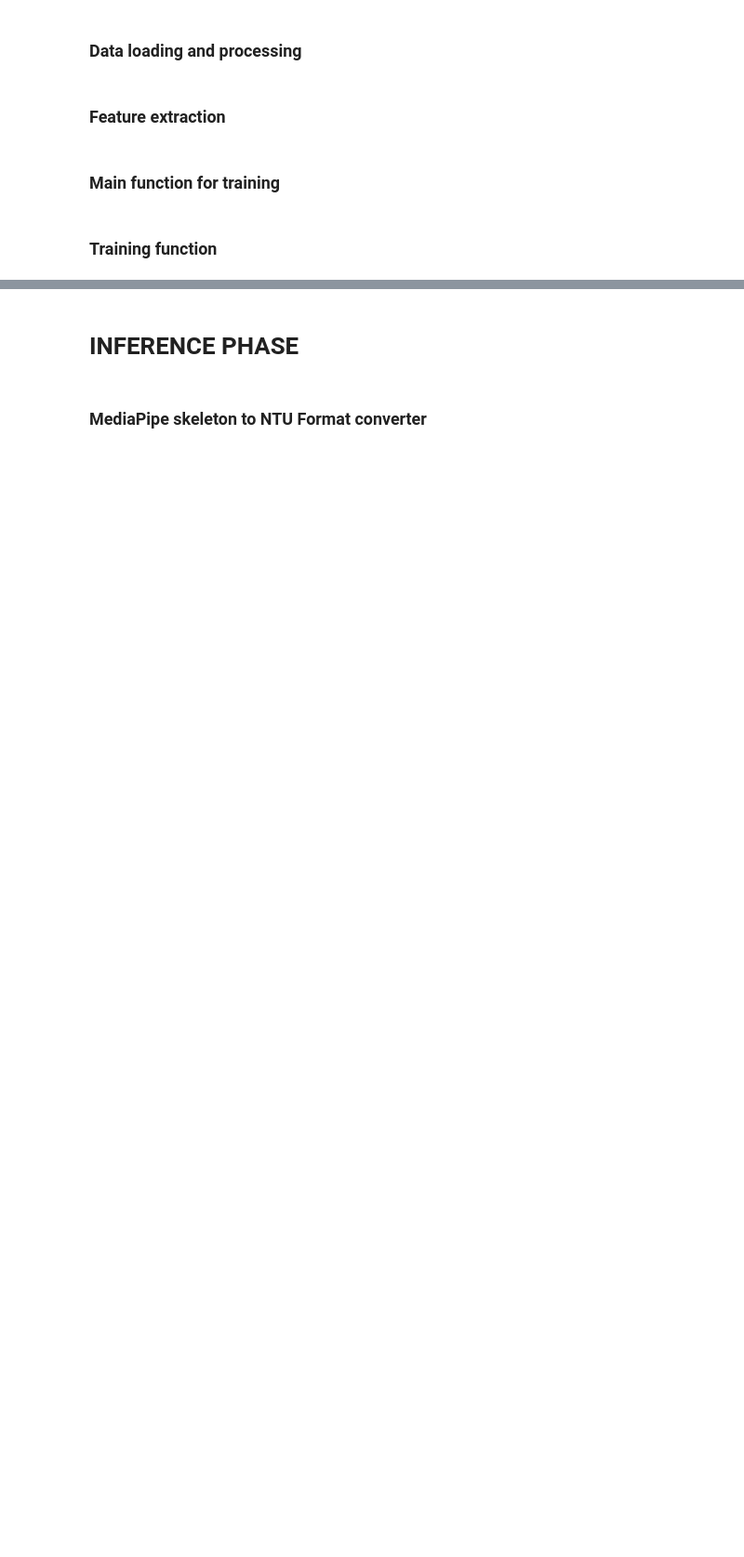
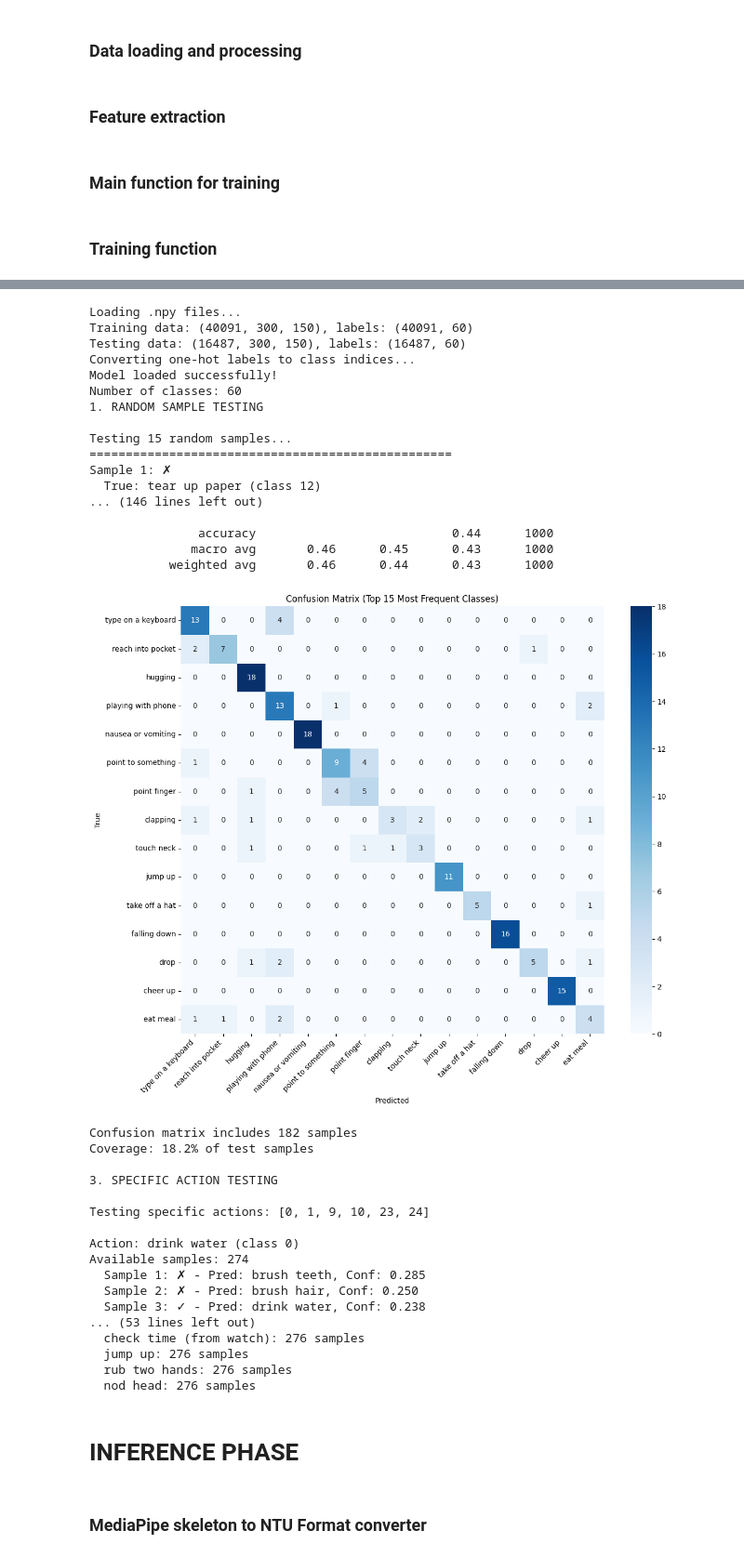
Before and after one commit to dimarik1117/scelet-based-actions, a Jupyter notebook: ml/skelet.ipynb, the cells around one changed output, grey strips where cells are left out. Shown at 93% size. Drawn from its saved outputs; the diff is of its cells as text; code cells hidden in the pictures; blank space fills up the shorter version.

```diff
--- a/ml/skelet.ipynb
+++ b/ml/skelet.ipynb
@@ -566,3 +1158,46 @@ train()
+# %%
+try:
+    test_model()
+except Exception as e:
+    print(f"Comprehensive test failed: {e}")
+    print("\nFalling back to simple test...")
+    simple_test()
+# %% [output]
+Loading .npy files...
+Training data: (40091, 300, 150), labels: (40091, 60)
+Testing data: (16487, 300, 150), labels: (16487, 60)
+Converting one-hot labels to class indices...
+Model loaded successfully!
+Number of classes: 60
+1. RANDOM SAMPLE TESTING
+
+Testing 15 random samples...
+==================================================
+Sample 1: ✗
+  True: tear up paper (class 12)
+... (146 lines left out)
+
+               accuracy                           0.44      1000
+              macro avg       0.46      0.45      0.43      1000
+           weighted avg       0.46      0.44      0.43      1000
+[figure, added]
+Confusion matrix includes 182 samples
+Coverage: 18.2% of test samples
+
+3. SPECIFIC ACTION TESTING
+
+Testing specific actions: [0, 1, 9, 10, 23, 24]
+
+Action: drink water (class 0)
+Available samples: 274
+  Sample 1: ✗ - Pred: brush teeth, Conf: 0.285
+  Sample 2: ✗ - Pred: brush hair, Conf: 0.250
+  Sample 3: ✓ - Pred: drink water, Conf: 0.238
+... (53 lines left out)
+  check time (from watch): 276 samples
+  jump up: 276 samples
+  rub two hands: 276 samples
+  nod head: 276 samples
 # %% [markdown]
 # INFERENCE PHASE
 # %% [markdown]
```
Also changed, not shown: parts of 16 cells of this notebook, 2 other files.
